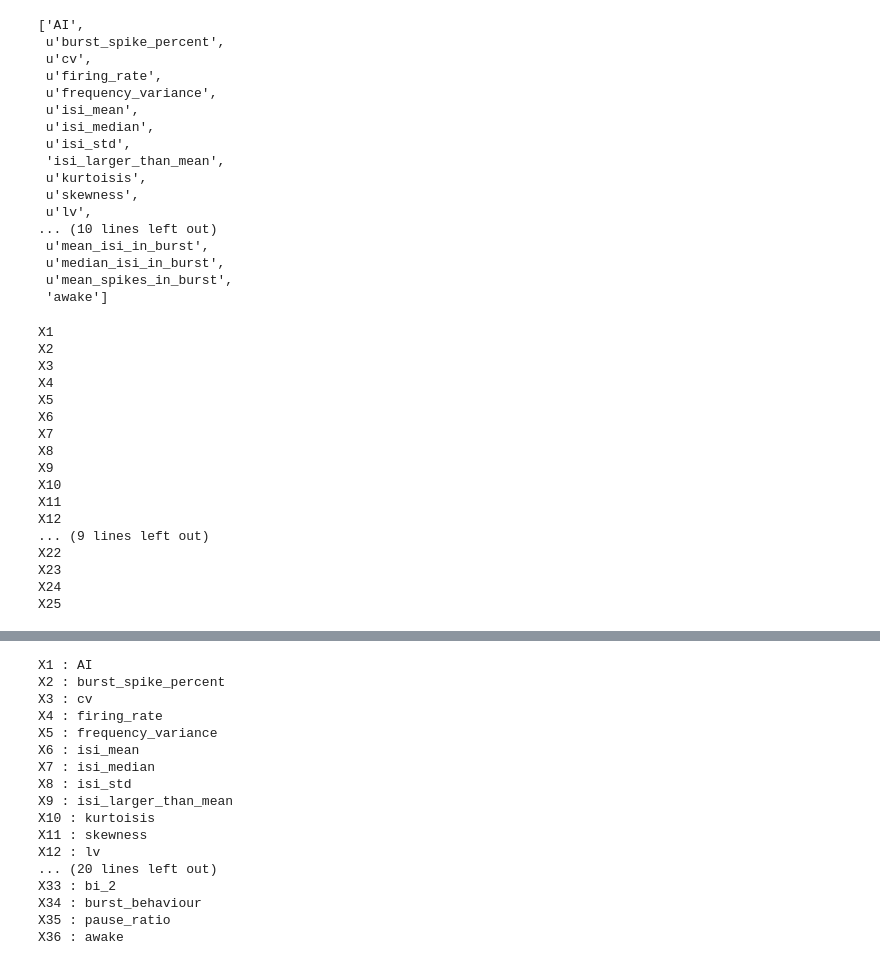
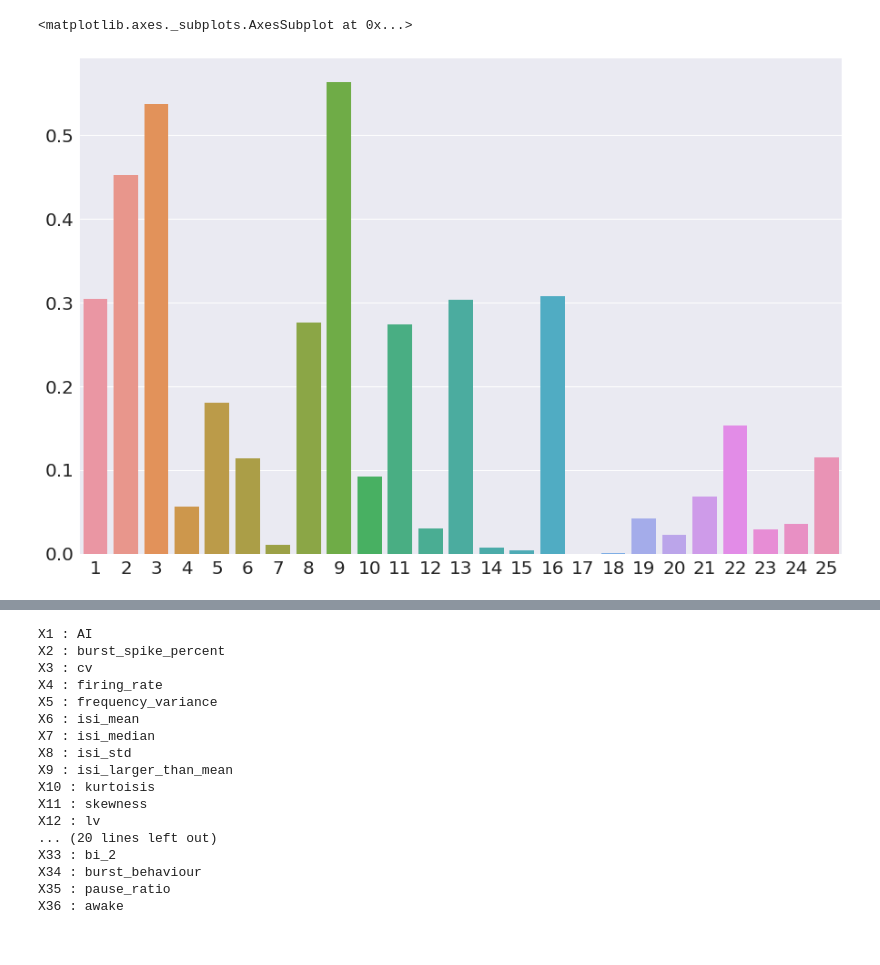
Before and after one commit to Vlad0922/neurophysiology, a Jupyter notebook: awake_vs_sleep/compare_sleep_spontan.ipynb, the cells around one changed output, grey strips where cells are left out. Saved outputs shown, nothing was run; the diff lists cells and outputs as text; code cells hidden in the pictures.

```diff
--- a/awake_vs_sleep/compare_sleep_spontan.ipynb
+++ b/awake_vs_sleep/compare_sleep_spontan.ipynb
@@ -285,4 +270,6 @@ def optimize(X, y, patients, trials, cv_type='simple', model_type='xgb', metric=
                        space, algo=tpe.suggest, trials=trials, max_evals=max_evals)
 
     return fix_params(best_params)
+# %%
+data = data.sample(frac=1).reset_index(drop=True)
 # %%
@@ -295,42 +277,31 @@ X = data.drop(old_cols.index('awake') + 1, axis=1)
 y = data[old_cols.index('awake') + 1]
-# %%
-old_cols
-# %% [output]
-['AI',
- u'burst_spike_percent',
- u'cv',
- u'firing_rate',
- u'frequency_variance',
- u'isi_mean',
- u'isi_median',
- u'isi_std',
- 'isi_larger_than_mean',
- u'kurtoisis',
- u'skewness',
- u'lv',
-... (10 lines left out)
- u'mean_isi_in_burst',
- u'median_isi_in_burst',
- u'mean_spikes_in_burst',
- 'awake']
-# %%
-for c in X.columns.values:
-    print 'X{}'.format(c)
-# %% [output]
-X1
-X2
-X3
-X4
-X5
-X6
-X7
-X8
-X9
-X10
-X11
-X12
-... (9 lines left out)
-X22
-X23
-X24
-X25
+# %%
+def calculate_fscore(X, y):
+    awake_idx = np.where(y == 1)
+    asleep_idx = np.where(y == 0)
+
+    res = dict()
+
+    for c in X.columns.values:
+        data_asleep = X[c].iloc[asleep_idx]
+        data_awake = X[c].iloc[awake_idx]
+
+        awake_mean = np.mean(data_awake)
+        asleep_mean = np.mean(data_asleep)
+        feature_mean = X[c].mean()
+
+        num = ((awake_mean - feature_mean )**2 + (asleep_mean - feature_mean)**2)
+        den = 1./(data_awake.shape[0] - 1)*np.sum((v - awake_mean)**2 for v in data_awake) +\
+              1./(data_sleep.shape[0] - 1)*np.sum((v - asleep_mean)**2 for v in data_asleep)
+
+        res[c] = num/den
+
+    return res
+# %%
+f_scores = calculate_fscore(X, y)
+# %%
+plt.figure(figsize=(15,10))
+sns.barplot(list(f_scores.keys()), list(f_scores.values()))
+# %% [output]
+<matplotlib.axes._subplots.AxesSubplot at 0x...>
+[figure, added]
```
Also changed, not shown: parts of 29 cells of this notebook.
